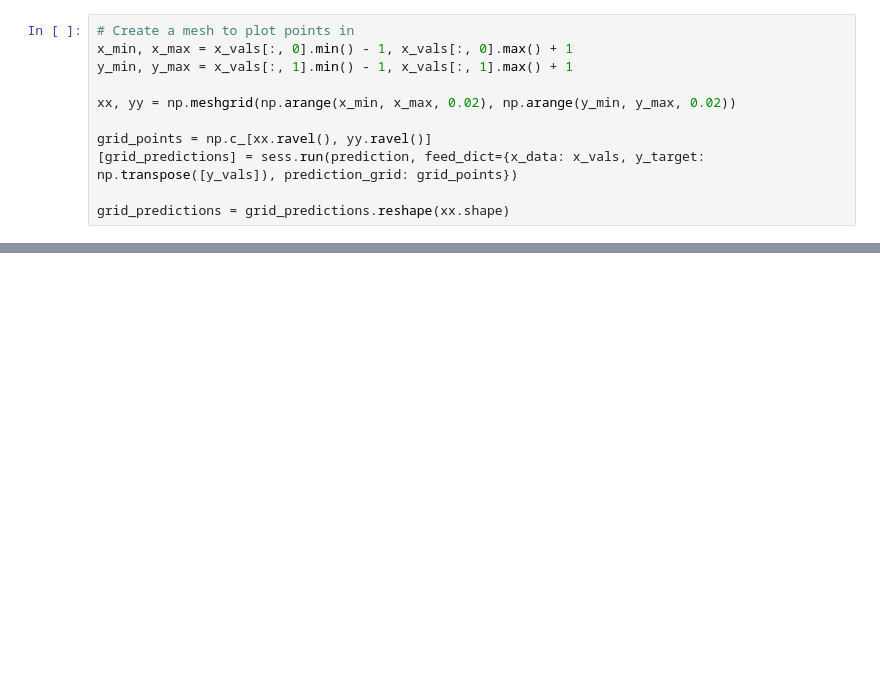
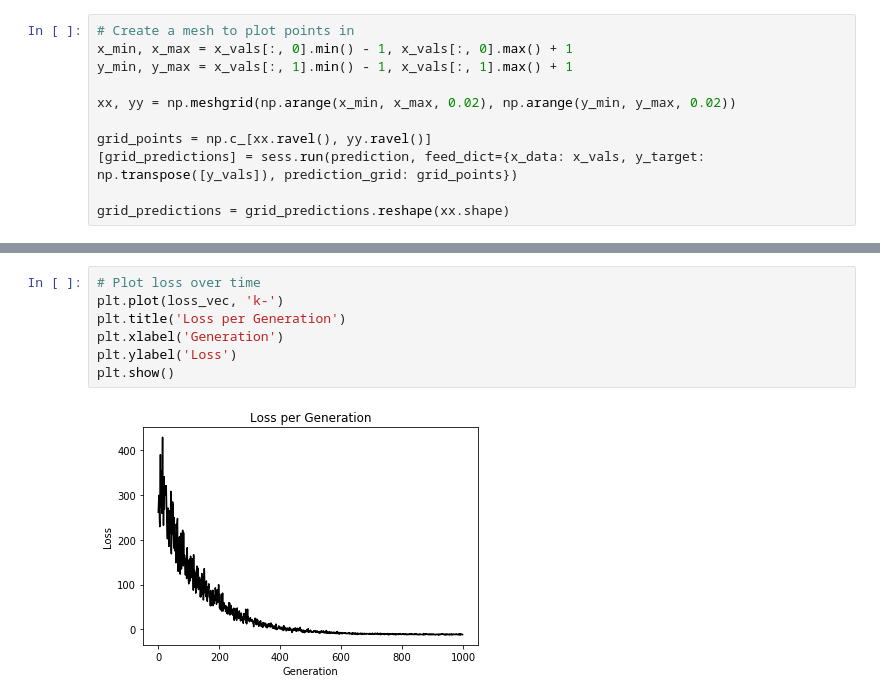
Before and after one commit to Junist96/OCL, a Jupyter notebook: Support Vector Machine/(비선형 SVM) .ipynb, the cells around one changed output, grey strips where cells are left out. Drawn from its saved outputs; the diff is of its cells as text; blank space fills up the shorter version.

```diff
--- a/Support Vector Machine/(비선형 SVM) .ipynb
+++ b/Support Vector Machine/(비선형 SVM) .ipynb
@@ -114,0 +142,9 @@ grid_predictions = grid_predictions.reshape(xx.shape)
+# %%
+# Plot loss over time
+plt.plot(loss_vec, 'k-')
+plt.title('Loss per Generation')
+plt.xlabel('Generation')
+plt.ylabel('Loss')
+plt.show()
+# %% [output]
+[figure, added]
```
Also changed, not shown: parts of 4 cells of this notebook.
